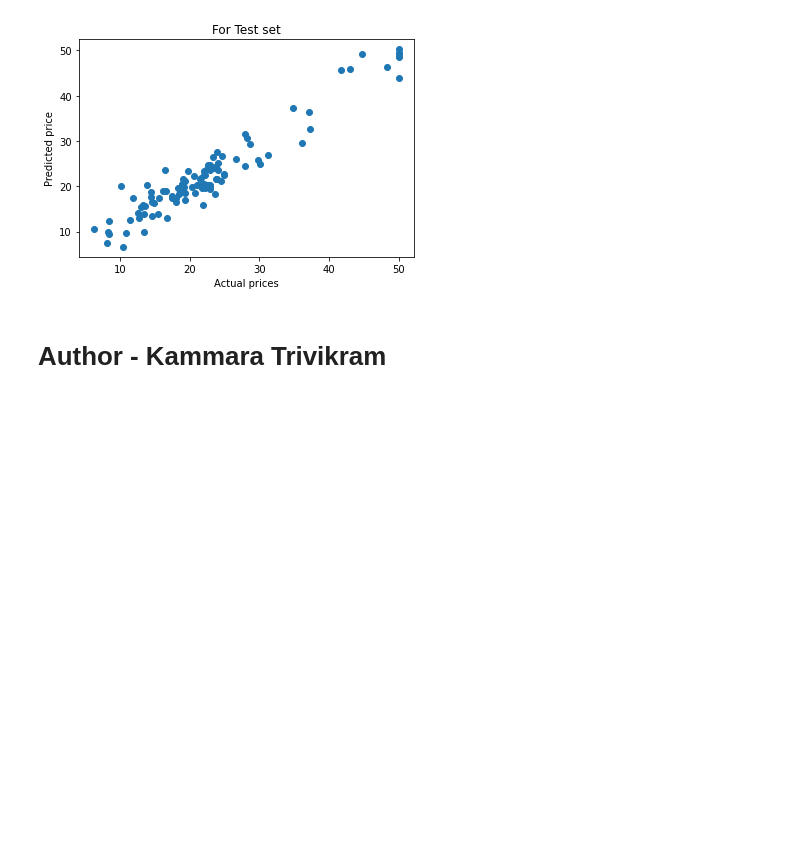
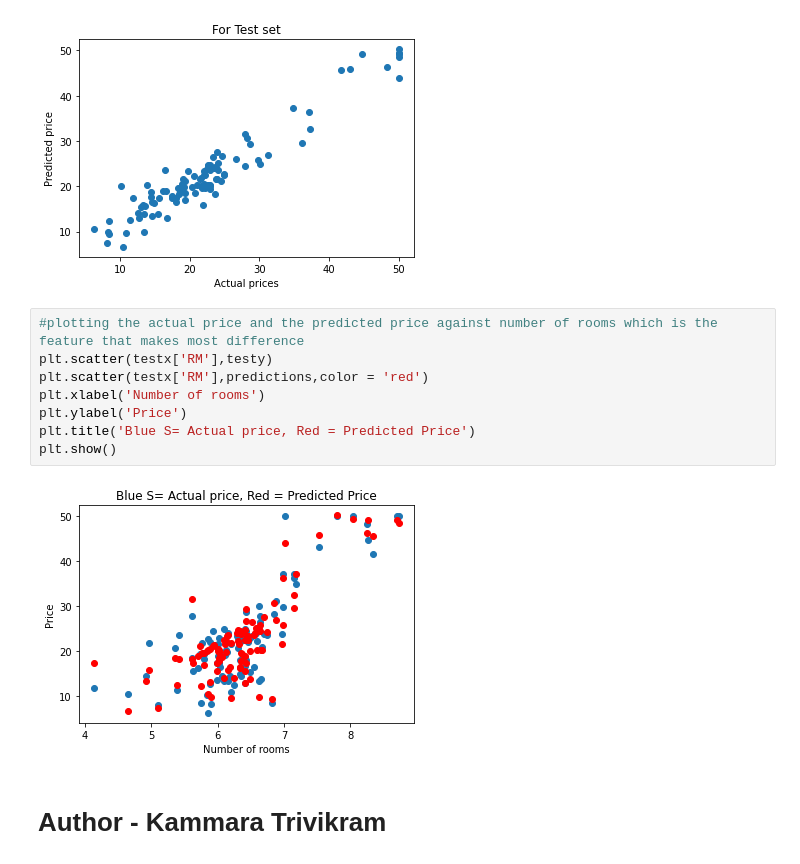
Before and after one commit to 3Vikram-K/House-Price-Prediction-using-XGBoost-Regression, a Jupyter notebook: housing_price.ipynb, the cells around one changed output. Saved outputs shown, nothing was run; the diff lists cells and outputs as text; blank space fills up the shorter version.

Commit message:
5th update
added a new plot in the notebook

```diff
--- a/housing_price.ipynb
+++ b/housing_price.ipynb
@@ -165,5 +165,15 @@ plt.title('For Test set')
 plt.show()
 # %% [output]
 [figure]
+# %%
+#plotting the actual price and the predicted price against number of rooms which is the feature that makes most difference
+plt.scatter(testx['RM'],testy)
+plt.scatter(testx['RM'],predictions,color = 'red')
+plt.xlabel('Number of rooms')
+plt.ylabel('Price')
+plt.title('Blue S= Actual price, Red = Predicted Price')
+plt.show()
+# %% [output]
+[figure, added]
 # %% [markdown]
 # Author - **Kammara Trivikram**
```
